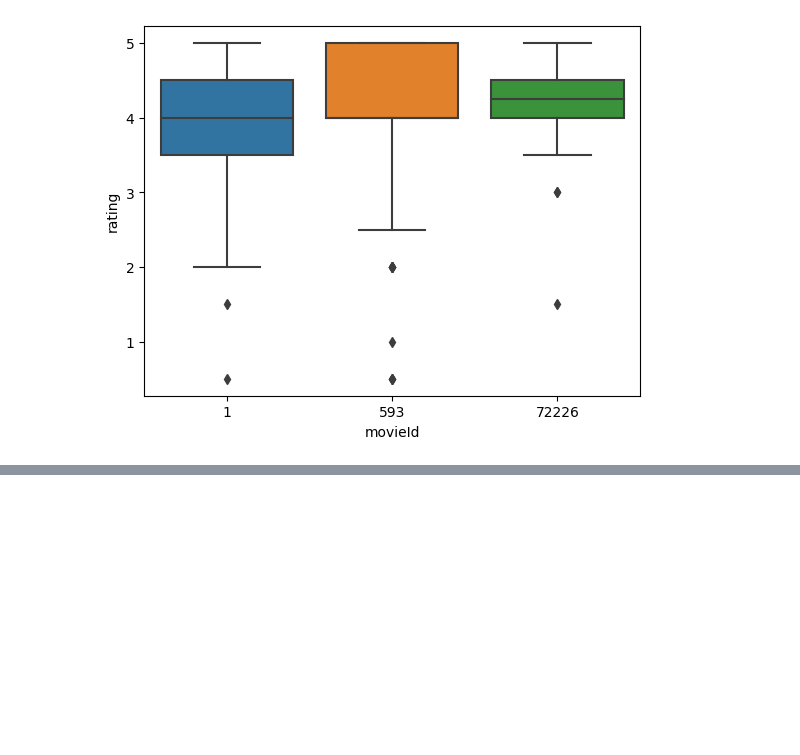
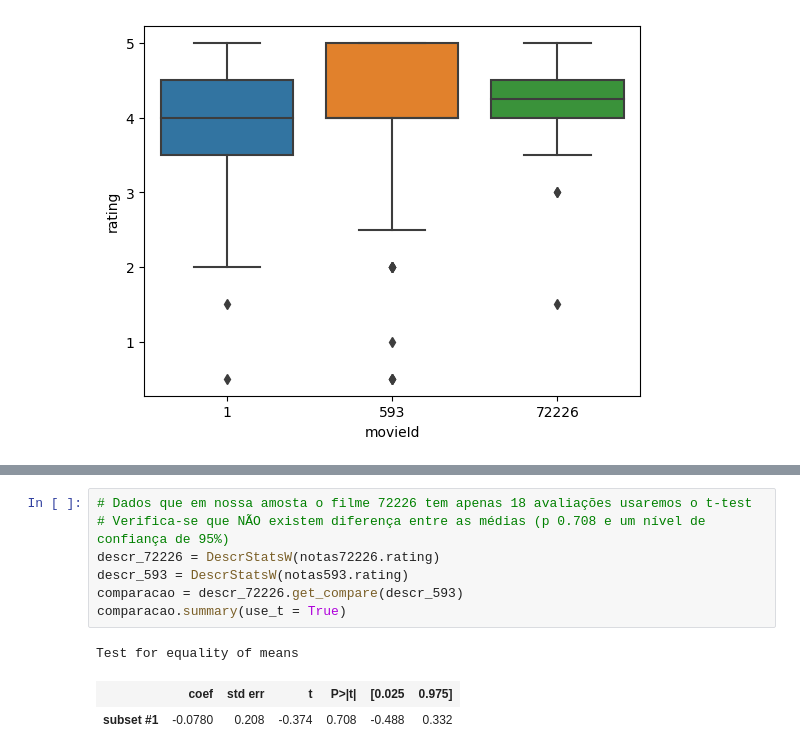
Before and after one commit to fcardosoo/Alura-011-Data-Science-testes-estat-sticos-com-Python, a Jupyter notebook: Data-science-Introducao-a-testes.ipynb, the cells around one changed output, grey strips where cells are left out. Drawn from its saved outputs; the diff is of its cells as text; blank space fills up the shorter version.

```diff
--- a/Data-science-Introducao-a-testes.ipynb
+++ b/Data-science-Introducao-a-testes.ipynb
@@ -452,0 +463,11 @@ sns.boxplot(x = 'movieId', y = 'rating', data = notas.query('movieId in (1, 593,
+# %%
+# Dados que em nossa amosta o filme 72226 tem apenas 18 avaliações usaremos o t-test
+# Verifica-se que NÃO existem diferença entre as médias (p 0.708 e um nível de confiança de 95%)
+descr_72226 = DescrStatsW(notas72226.rating)
+descr_593 = DescrStatsW(notas593.rating)
+comparacao = descr_72226.get_compare(descr_593)
+comparacao.summary(use_t = True)
+# %% [output]
+Test for equality of means
+|  | coef | std err | t | P>|t| | [0.025 | 0.975] |
+| subset #1 | -0.0780 | 0.208 | -0.374 | 0.708 | -0.488 | 0.332 |
```
Also changed, not shown: parts of 4 cells of this notebook.
